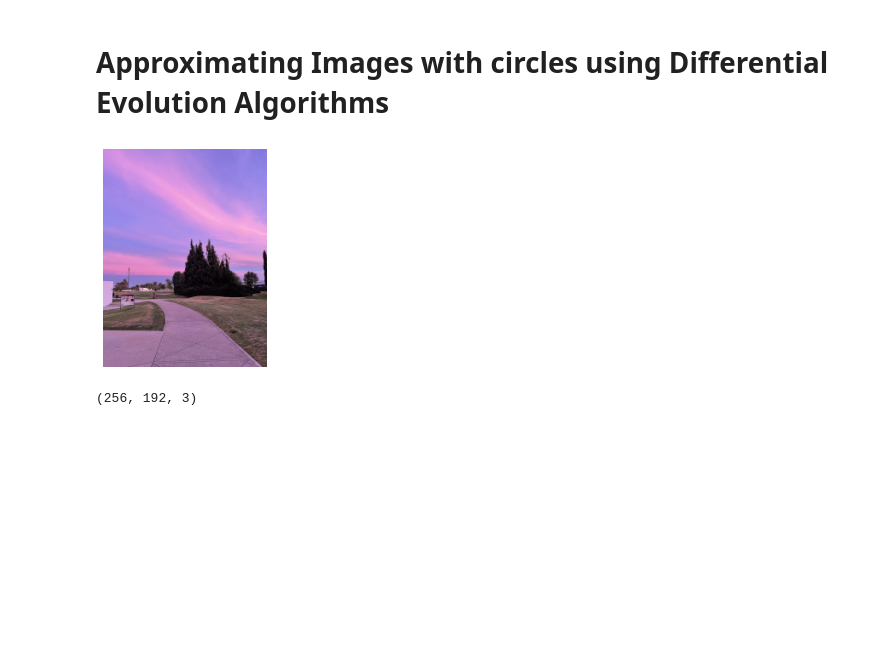
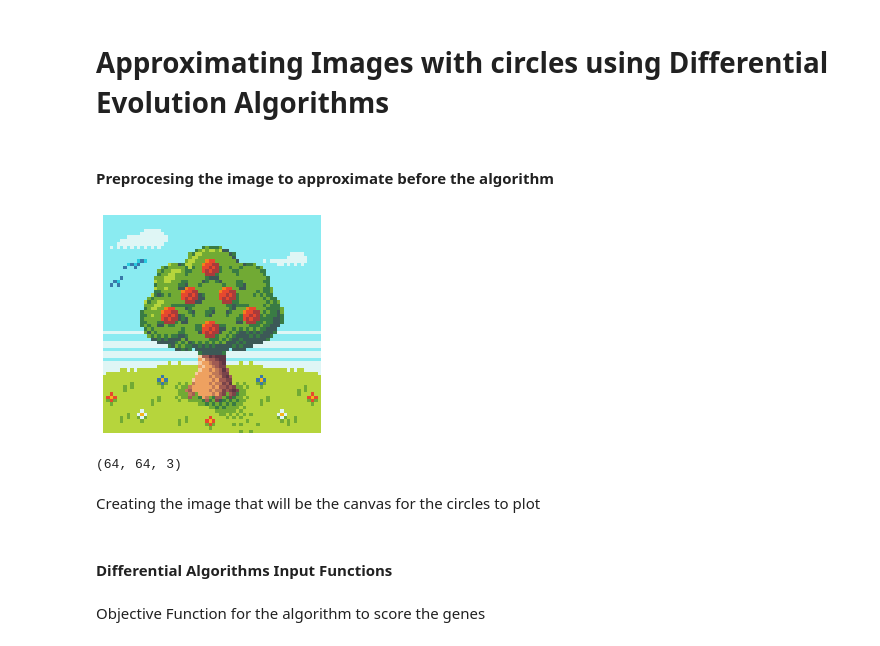
Before and after one commit to JHludwolf/Optimizacion_y_MetahuristicasII, a Jupyter notebook: Segundo Parcial/SegundoProyecto/Scripts/ApproximatingImages.ipynb, the cells around one changed output. Drawn from its saved outputs; the diff is of its cells as text; code cells hidden in the pictures; blank space fills up the shorter version.

```diff
--- a/Segundo Parcial/SegundoProyecto/Scripts/ApproximatingImages.ipynb
+++ b/Segundo Parcial/SegundoProyecto/Scripts/ApproximatingImages.ipynb
@@ -13,15 +13,23 @@ from AuxFunctions import show_image, load_image, add_circle, show_fitness, filen
+# %% [markdown]
+#### Preprocesing the image to approximate before the algorithm
 # %%
-path = '../Images/sky.jpg'
-target = load_image(path, size=(192,256))
+path = '../Images/arbol.png'
+target = load_image(path, size=(64,64))
 #target = load_image('../Images/arbol.png', size=(64,64))
 show_image(target)
 print(target.shape)
 # %% [output]
-[figure, old version]
+[figure, new version]
-(256, 192, 3)
+(64, 64, 3)
+# %% [markdown]
+Creating the image that will be the canvas for the circles to plot
 # %%
 phenotype = np.zeros(shape=target.shape)
 phenotype.fill(255)
+# %% [markdown]
+#### Differential Algorithms Input Functions
+# %% [markdown]
+Objective Function for the algorithm to score the genes
 # %%
 def objective_function(P):
     global target
```
Also changed, not shown: parts of 7 cells of this notebook, 14 other files.
